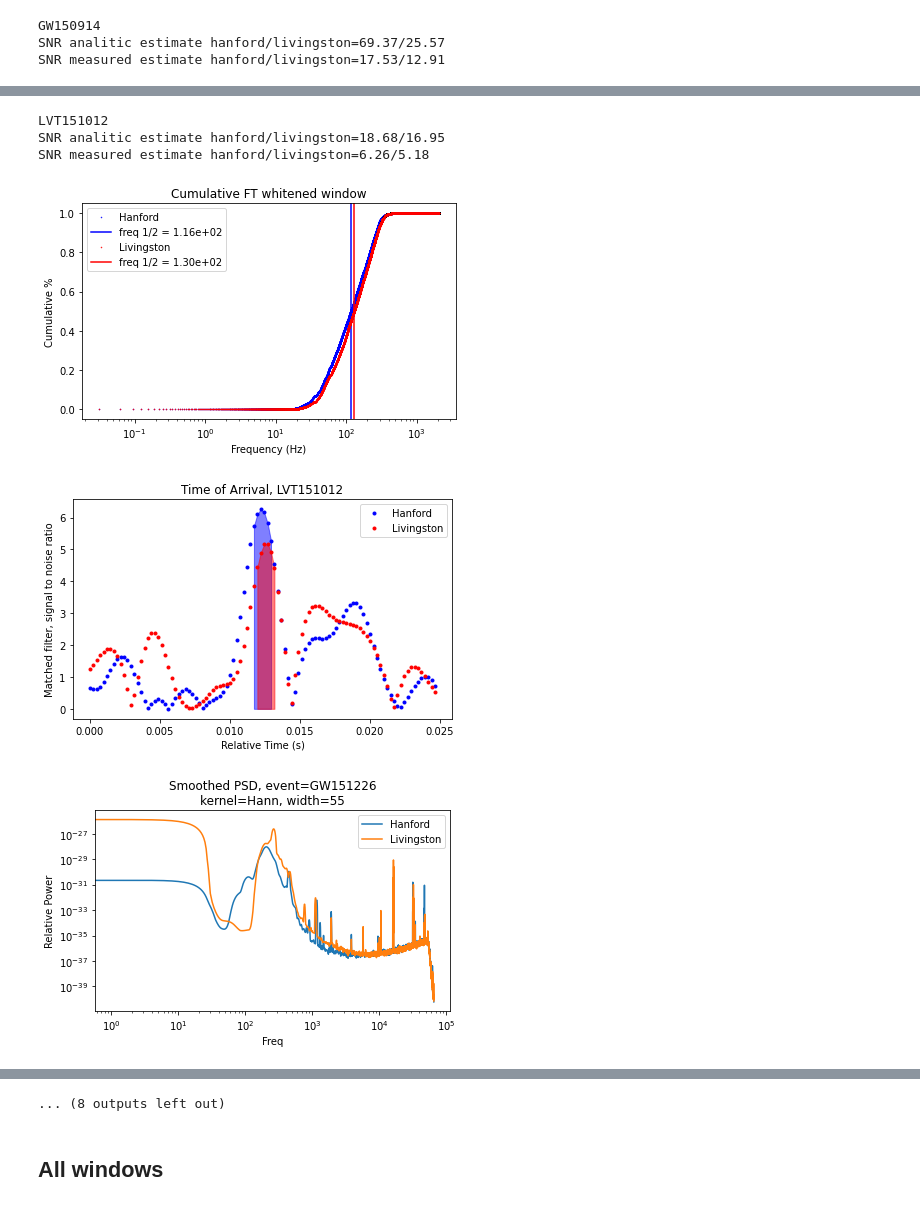
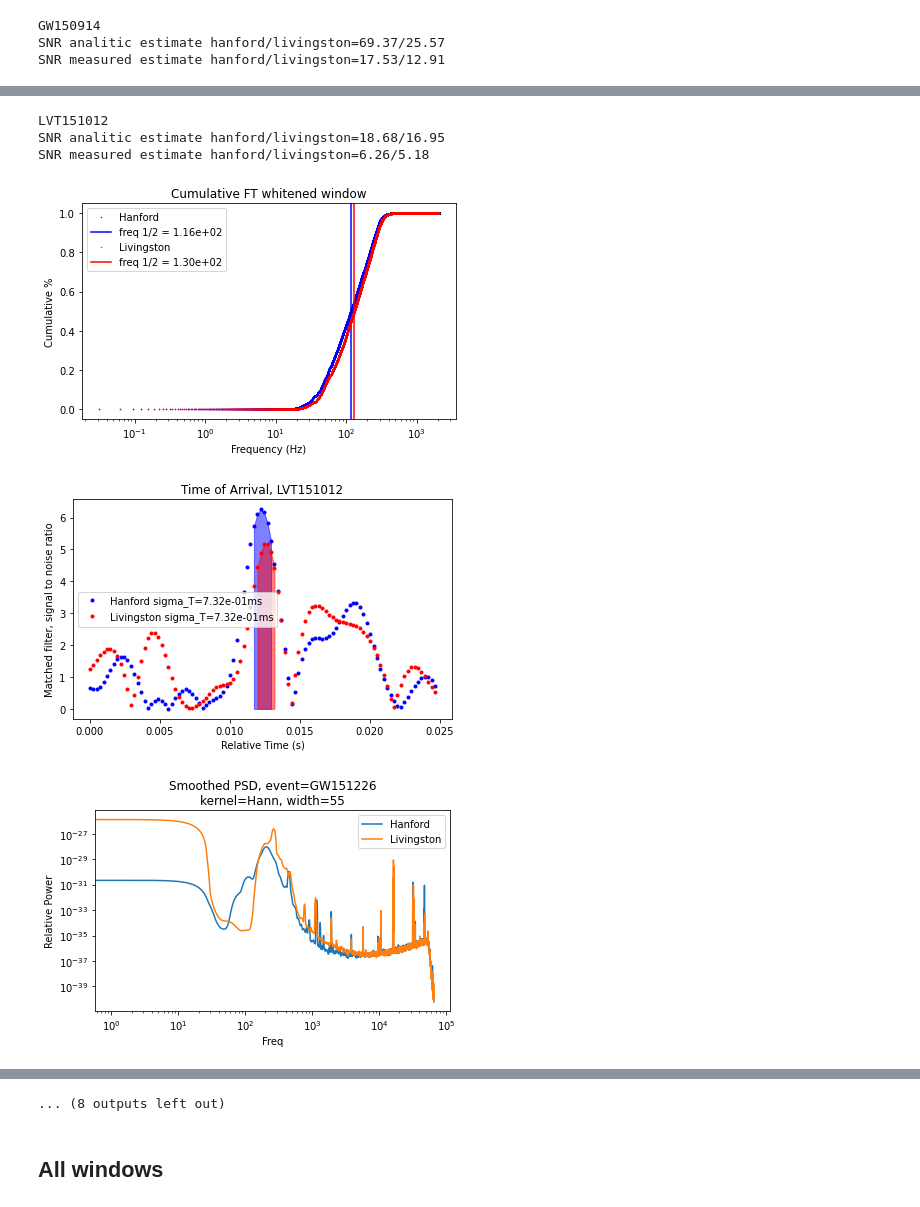
Before and after one commit to dcxSt/computational_methods_phys512, a Jupyter notebook: pset06/p5.ipynb, the cells around one changed output, grey strips where cells are left out. Drawn from its saved outputs; the diff is of its cells as text; code cells hidden in the pictures.

```diff
--- a/pset06/p5.ipynb
+++ b/pset06/p5.ipynb
@@ -251,9 +251,9 @@ for e in events:
     plt.title(f"Time of Arrival, {e}")
     plt.xlabel("Relative Time (s)")
     plt.ylabel("Matched filter, signal to noise ratio")
-    plt.plot(reltime,snr_h[idxs],"b.",label="Hanford")
+    plt.plot(reltime,snr_h[idxs],"b.",label=f"Hanford sigma_T={1000*dt_h*len(bin_h)/2:.2e}ms")
     plt.fill_between(alltime[bin_h]-r0,snr_h[bin_h],color="b",alpha=0.5)
-    plt.plot(reltime,snr_l[idxs],"r.",label="Livingston")
+    plt.plot(reltime,snr_l[idxs],"r.",label=f"Livingston sigma_T={1000*dt_l*len(bin_l)/2:.2e}ms")
     plt.fill_between(alltime[bin_l]-r0,snr_l[bin_l],color="r",alpha=0.5)
     plt.legend()
     plt.tight_layout()
@@ -293,10 +293,10 @@ SNR measured estimate hanford/livingston=17.53/12.91
 [figure]
 [figure]
 LVT151012
 SNR analitic estimate hanford/livingston=18.68/16.95
 SNR measured estimate hanford/livingston=6.26/5.18
 [figure]
-[figure, old version]
+[figure, new version]
 [figure]
 [figure]
 ... (8 outputs left out)
```
Also changed, not shown: parts of 1 cell of this notebook, 5 other files.
